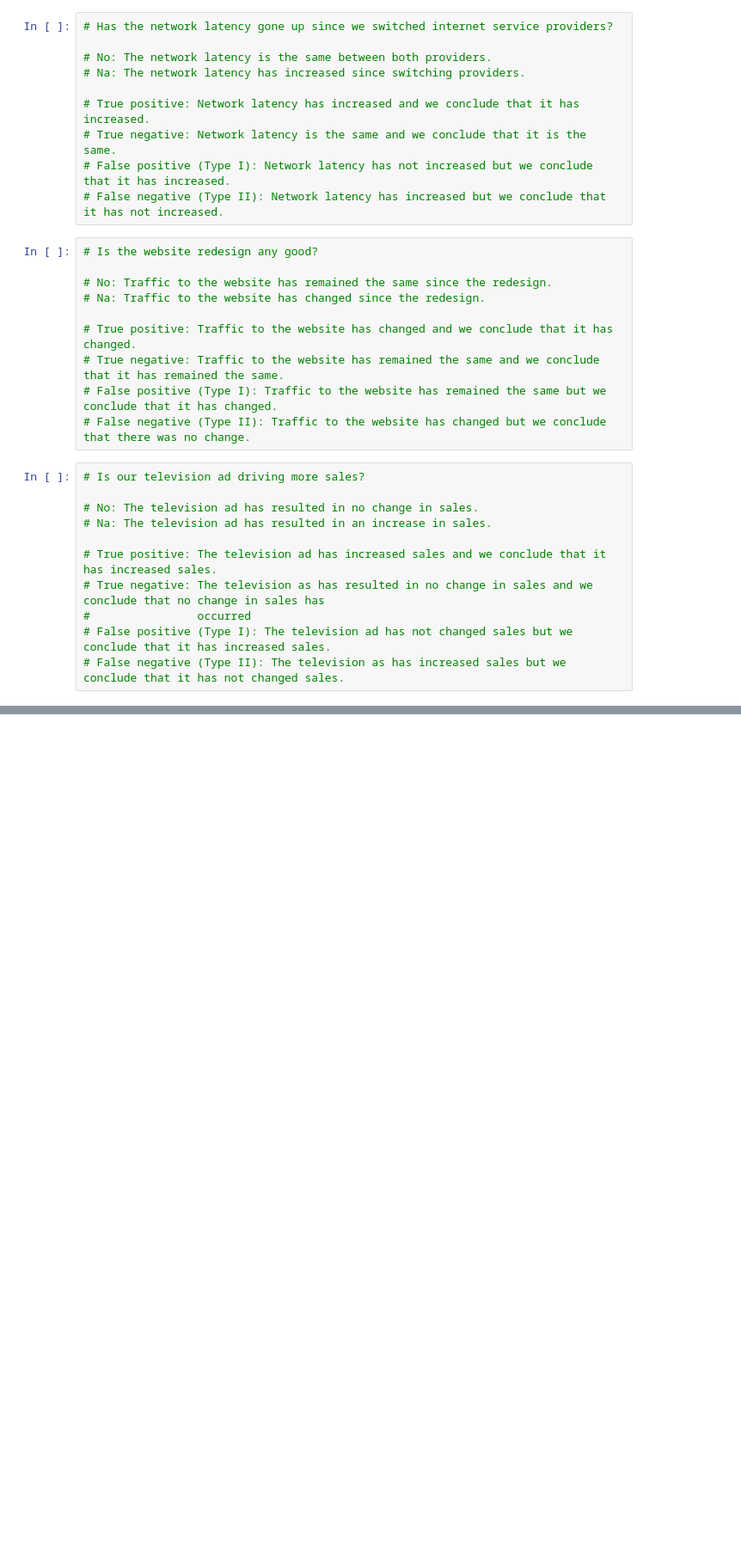
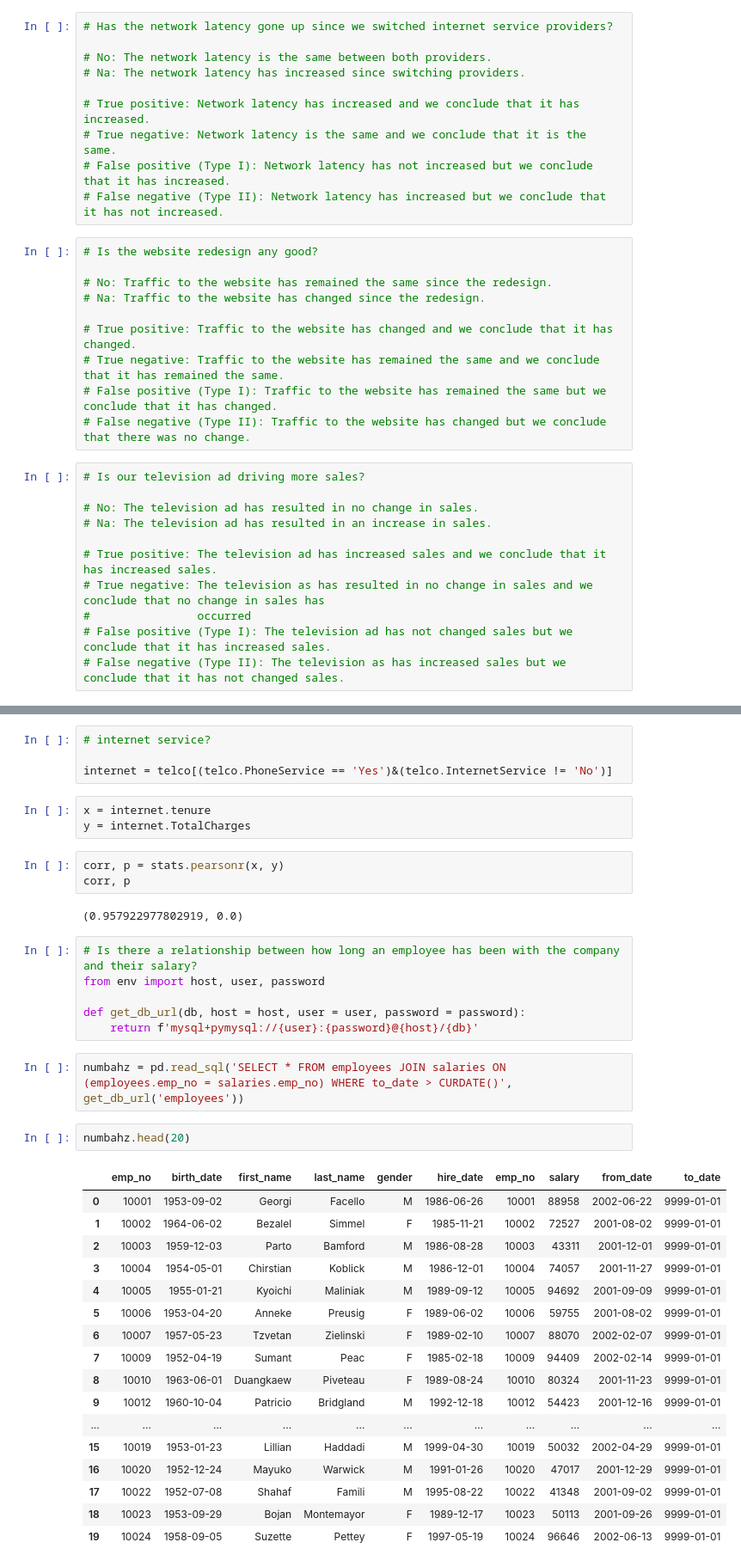
Before and after one commit to Sam-keeler/statistics-exercises, a Jupyter notebook: hypothesis_testing.ipynb, the cells around one changed output, grey strips where cells are left out. Shown: that part at 86% size. Drawn from its saved outputs; the diff is of its cells as text; blank space fills up the shorter version.

```diff
--- a/hypothesis_testing.ipynb
+++ b/hypothesis_testing.ipynb
@@ -31,0 +262,40 @@
+# %%
+# internet service?
+
+internet = telco[(telco.PhoneService == 'Yes')&(telco.InternetService != 'No')]
+# %%
+x = internet.tenure
+y = internet.TotalCharges
+# %%
+corr, p = stats.pearsonr(x, y)
+corr, p
+# %% [output]
+(0.957922977802919, 0.0)
+# %%
+# Is there a relationship between how long an employee has been with the company and their salary?
+from env import host, user, password
+
+def get_db_url(db, host = host, user = user, password = password):
+    return f'mysql+pymysql://{user}:{password}@{host}/{db}'
+# %%
+numbahz = pd.read_sql('SELECT * FROM employees JOIN salaries ON (employees.emp_no = salaries.emp_no) WHERE to_date > CURDATE()', get_db_url('employees'))
+# %%
+numbahz.head(20)
+# %% [output]
+|  | emp_no | birth_date | first_name | last_name | gender | hire_date | emp_no | salary | from_date | to_date |
+| 0 | 10001 | 1953-09-02 | Georgi | Facello | M | 1986-06-26 | 10001 | 88958 | 2002-06-22 | 9999-01-01 |
+| 1 | 10002 | 1964-06-02 | Bezalel | Simmel | F | 1985-11-21 | 10002 | 72527 | 2001-08-02 | 9999-01-01 |
+| 2 | 10003 | 1959-12-03 | Parto | Bamford | M | 1986-08-28 | 10003 | 43311 | 2001-12-01 | 9999-01-01 |
+| 3 | 10004 | 1954-05-01 | Chirstian | Koblick | M | 1986-12-01 | 10004 | 74057 | 2001-11-27 | 9999-01-01 |
+| 4 | 10005 | 1955-01-21 | Kyoichi | Maliniak | M | 1989-09-12 | 10005 | 94692 | 2001-09-09 | 9999-01-01 |
+| 5 | 10006 | 1953-04-20 | Anneke | Preusig | F | 1989-06-02 | 10006 | 59755 | 2001-08-02 | 9999-01-01 |
+| 6 | 10007 | 1957-05-23 | Tzvetan | Zielinski | F | 1989-02-10 | 10007 | 88070 | 2002-02-07 | 9999-01-01 |
+| 7 | 10009 | 1952-04-19 | Sumant | Peac | F | 1985-02-18 | 10009 | 94409 | 2002-02-14 | 9999-01-01 |
+| 8 | 10010 | 1963-06-01 | Duangkaew | Piveteau | F | 1989-08-24 | 10010 | 80324 | 2001-11-23 | 9999-01-01 |
+| 9 | 10012 | 1960-10-04 | Patricio | Bridgland | M | 1992-12-18 | 10012 | 54423 | 2001-12-16 | 9999-01-01 |
+| ... | ... | ... | ... | ... | ... | ... | ... | ... | ... | ... |
+| 15 | 10019 | 1953-01-23 | Lillian | Haddadi | M | 1999-04-30 | 10019 | 50032 | 2002-04-29 | 9999-01-01 |
+| 16 | 10020 | 1952-12-24 | Mayuko | Warwick | M | 1991-01-26 | 10020 | 47017 | 2001-12-29 | 9999-01-01 |
+| 17 | 10022 | 1952-07-08 | Shahaf | Famili | M | 1995-08-22 | 10022 | 41348 | 2001-09-02 | 9999-01-01 |
+| 18 | 10023 | 1953-09-29 | Bojan | Montemayor | F | 1989-12-17 | 10023 | 50113 | 2001-09-26 | 9999-01-01 |
+| 19 | 10024 | 1958-09-05 | Suzette | Pettey | F | 1997-05-19 | 10024 | 96646 | 2002-06-13 | 9999-01-01 |
```
Also changed, not shown: parts of 63 cells of this notebook, 1 other file.
